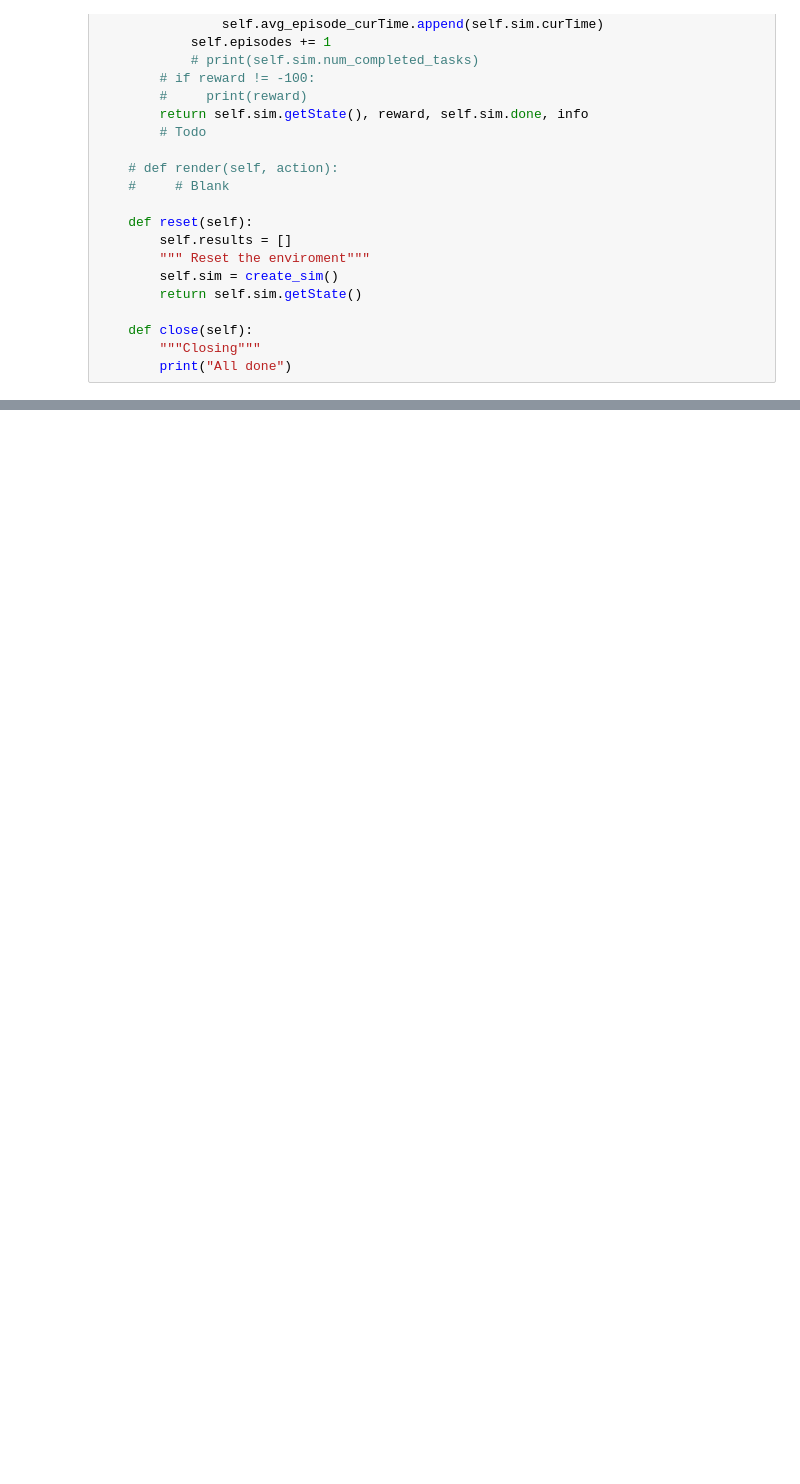
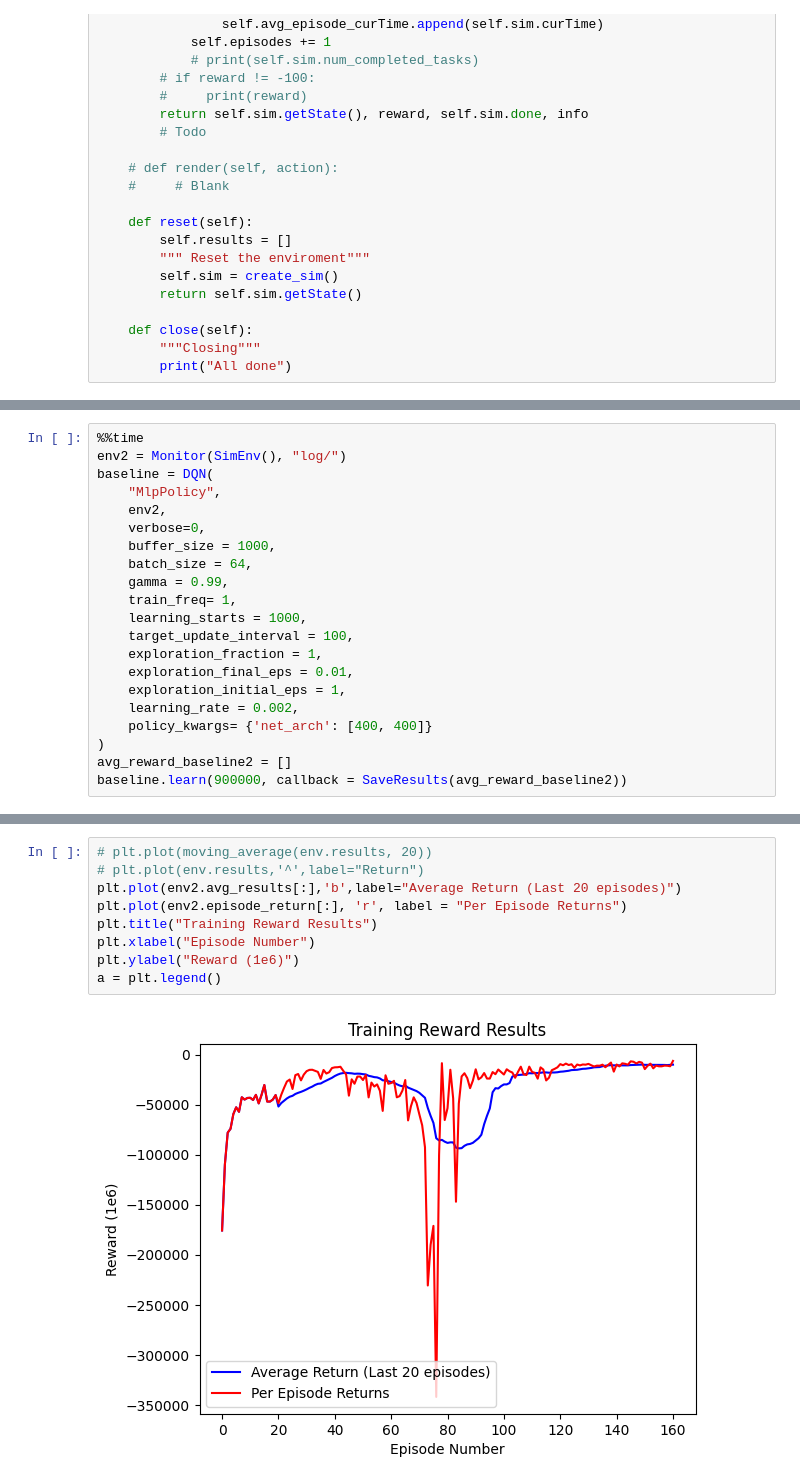
Before and after one commit to ChristopherHal/Comp442FinalProject, a Jupyter notebook: Experiment2.ipynb, the cells around one changed output, grey strips where cells are left out. Cells and saved outputs as stored; diff of their text form; blank space fills up the shorter version.

```diff
--- a/Experiment2.ipynb
+++ b/Experiment2.ipynb
@@ -179,0 +205,21 @@ plt.ylabel("Number of timesteps within the episode")
+# %%
+%%time
+env2 = Monitor(SimEnv(), "log/")
+baseline = DQN(
+    "MlpPolicy",
+    env2,
+    verbose=0,
+    buffer_size = 1000,
+    batch_size = 64,
+    gamma = 0.99,
+    train_freq= 1,
+    learning_starts = 1000,
+    target_update_interval = 100,
+    exploration_fraction = 1,
+    exploration_final_eps = 0.01,
+    exploration_initial_eps = 1,
+    learning_rate = 0.002,
+    policy_kwargs= {'net_arch': [400, 400]}
+)
+avg_reward_baseline2 = []
+baseline.learn(900000, callback = SaveResults(avg_reward_baseline2))
@@ -179,0 +237,11 @@ plt.ylabel("Number of timesteps within the episode")
+# %%
+# plt.plot(moving_average(env.results, 20))
+# plt.plot(env.results,'^',label="Return")
+plt.plot(env2.avg_results[:],'b',label="Average Return (Last 20 episodes)")
+plt.plot(env2.episode_return[:], 'r', label = "Per Episode Returns")
+plt.title("Training Reward Results")
+plt.xlabel("Episode Number")
+plt.ylabel("Reward (1e6)")
+a = plt.legend()
+# %% [output]
+[figure, added]
```
Also changed, not shown: parts of 11 cells of this notebook, 3 other files.
